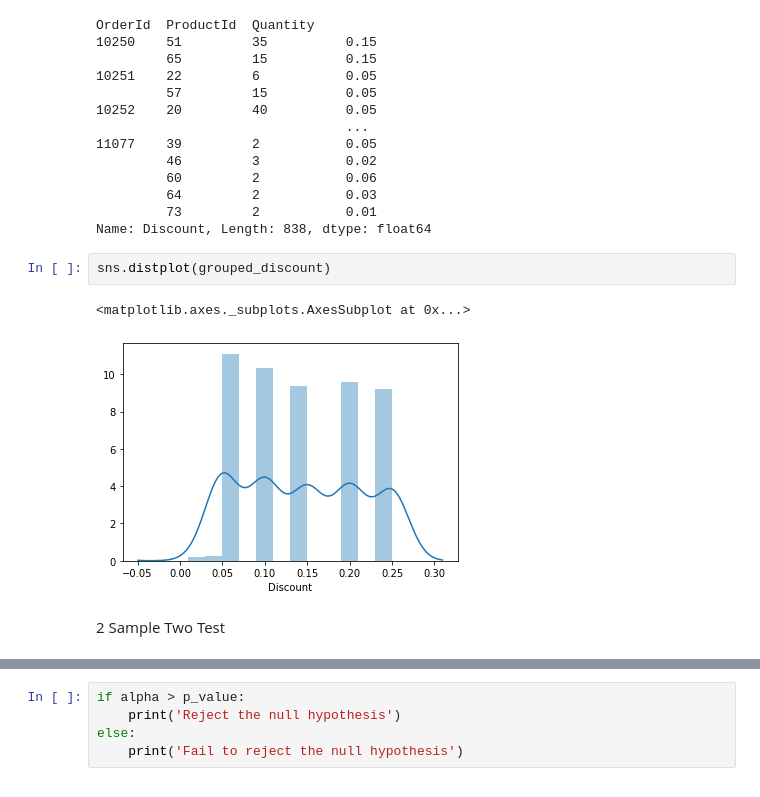
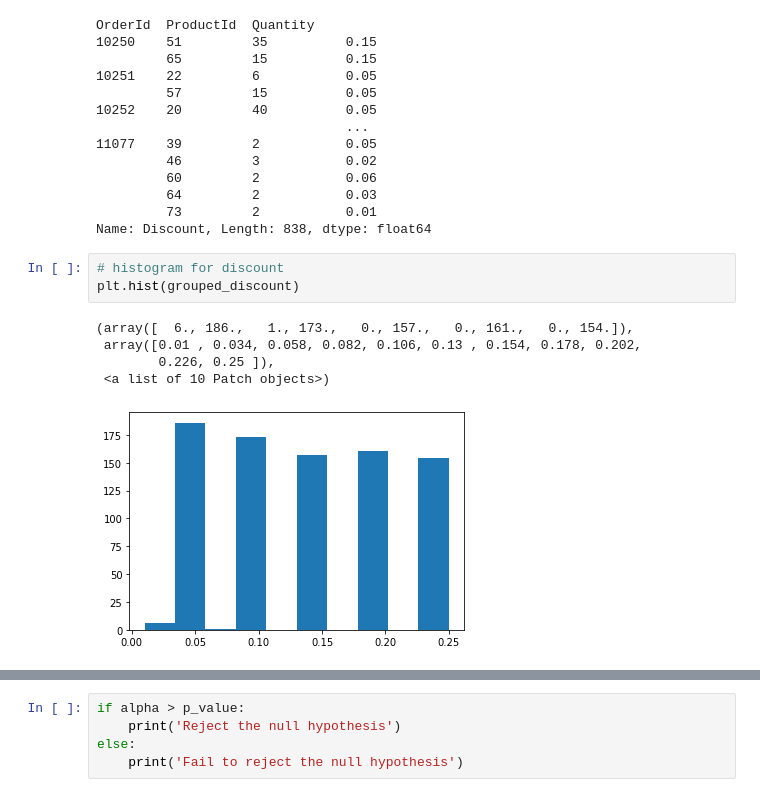
Before and after one commit to eannefawcett/Northwind-Database-Exploration, a Jupyter notebook: Required.ipynb, the cells around one changed output, grey strips where cells are left out. Cells and saved outputs as stored; diff of their text form.

```diff
--- a/Required.ipynb
+++ b/Required.ipynb
@@ -228,10 +250,12 @@ OrderId  ProductId  Quantity
          64         2           0.03
          73         2           0.01
 Name: Discount, Length: 838, dtype: float64
-# %%
-sns.distplot(grouped_discount)
-# %% [output]
-<matplotlib.axes._subplots.AxesSubplot at 0x...>
-[figure, removed]
-# %% [markdown]
-2 Sample Two Test
+# %%
+# histogram for discount
+plt.hist(grouped_discount)
+# %% [output]
+(array([  6., 186.,   1., 173.,   0., 157.,   0., 161.,   0., 154.]),
+ array([0.01 , 0.034, 0.058, 0.082, 0.106, 0.13 , 0.154, 0.178, 0.202,
+        0.226, 0.25 ]),
+ <a list of 10 Patch objects>)
+[figure, added]
```
Also changed, not shown: parts of 52 cells of this notebook.
